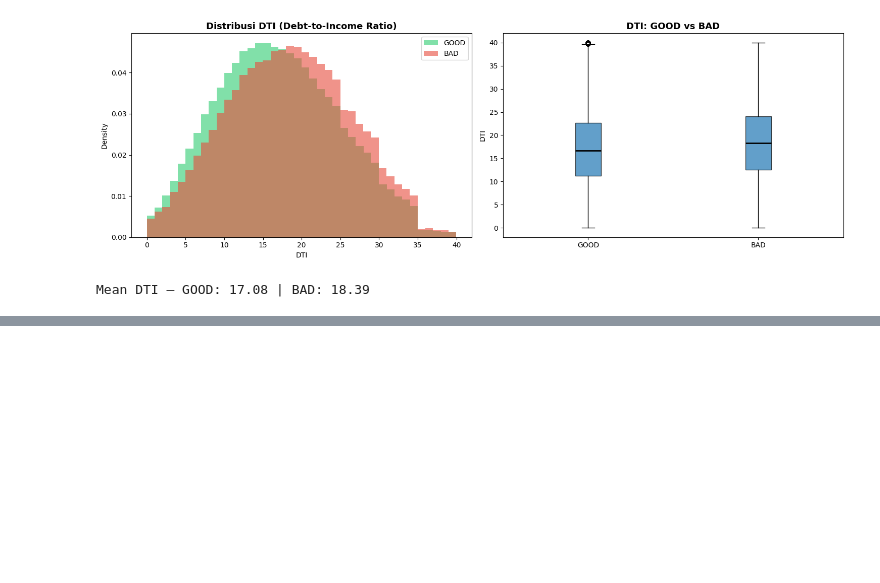
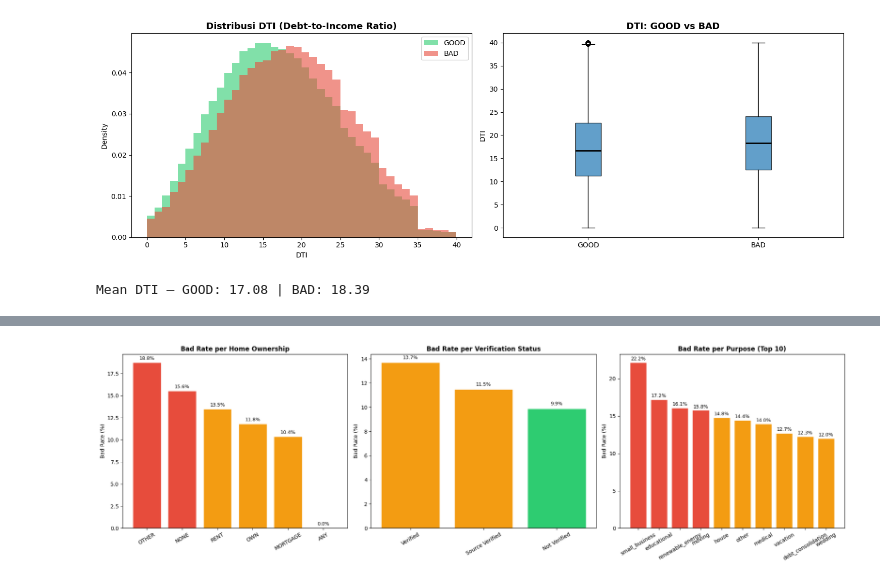
Before and after one commit to rfaoktvian/FinalProjectIDXPartners, a Jupyter notebook: main.ipynb, the cells around one changed output, grey strips where cells are left out. Saved outputs shown, nothing was run; the diff lists cells and outputs as text; code cells hidden in the pictures; blank space fills up the shorter version.

```diff
--- a/main.ipynb
+++ b/main.ipynb
@@ -375,0 +415,27 @@ Mean DTI — GOOD: 17.08 | BAD: 18.39
+# %%
+# ============================================================
+# EDA 6: Home Ownership, Verification Status, Purpose
+# ============================================================
+fig, axes = plt.subplots(1, 3, figsize=(20, 6))
+
+def plot_bad_rate_cat(col, ax, title, top_n=None):
+    data = df.groupby(col)['loan_label'].mean().sort_values(ascending=False) * 100
+    if top_n:
+        data = data.head(top_n)
+    colors_bar = ['#e74c3c' if v > 15 else '#f39c12' if v > 10 else '#2ecc71' for v in data.values]
+    bars = ax.bar(data.index, data.values, color=colors_bar, edgecolor='white')
+    ax.set_title(title, fontsize=12, fontweight='bold')
+    ax.set_ylabel('Bad Rate (%)')
+    ax.tick_params(axis='x', rotation=30)
+    for bar, val in zip(bars, data.values):
+        ax.text(bar.get_x() + bar.get_width()/2, bar.get_height() + 0.3,
+                f'{val:.1f}%', ha='center', fontsize=9)
+
+plot_bad_rate_cat('home_ownership', axes[0], 'Bad Rate per Home Ownership')
+plot_bad_rate_cat('verification_status', axes[1], 'Bad Rate per Verification Status')
+plot_bad_rate_cat('purpose', axes[2], 'Bad Rate per Purpose (Top 10)', top_n=10)
+
+plt.tight_layout()
+plt.show()
+# %% [output]
+[figure, added]
```
Also changed, not shown: parts of 13 cells of this notebook.
